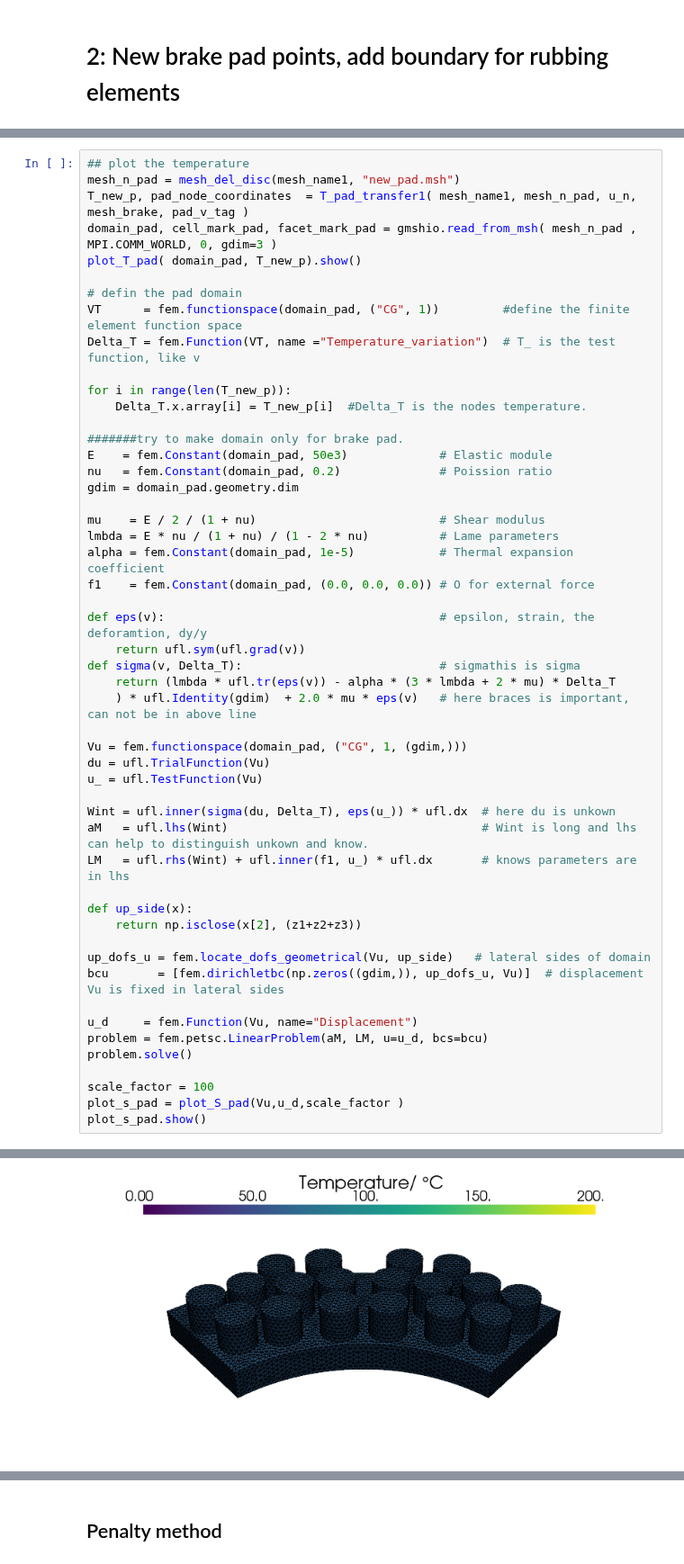
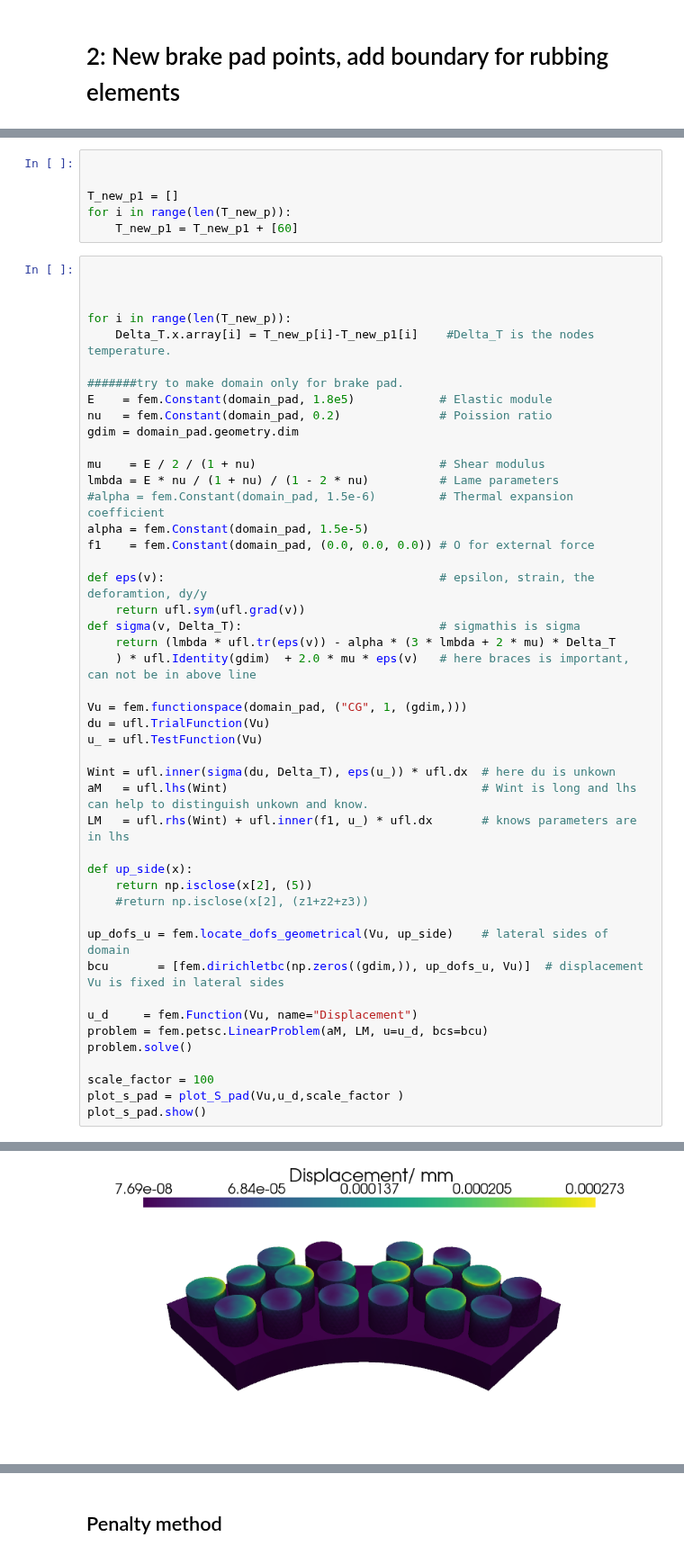
Before and after one commit to yanjun96/thermal_mechanics_fenicsx, a Jupyter notebook: mech_disc/brake_pad_1.ipynb, the cells around one changed output, grey strips where cells are left out. Shown at 90% size. Cells and saved outputs as stored; diff of their text form.

```diff
--- a/mech_disc/brake_pad_1.ipynb
+++ b/mech_disc/brake_pad_1.ipynb
@@ -67,25 +96,25 @@ t and T have been successfully saved as Result_T-s-0-d-224-m-3-5-c-1-e-271817.cs
+# %%
+
+
+T_new_p1 = []
+for i in range(len(T_new_p)):
+    T_new_p1 = T_new_p1 + [60]
 # %%
-## plot the temperature
-mesh_n_pad = mesh_del_disc(mesh_name1, "new_pad.msh")
-T_new_p, pad_node_coordinates  = T_pad_transfer1( mesh_name1, mesh_n_pad, u_n, mesh_brake, pad_v_tag )
-domain_pad, cell_mark_pad, facet_mark_pad = gmshio.read_from_msh( mesh_n_pad , MPI.COMM_WORLD, 0, gdim=3 )
-plot_T_pad( domain_pad, T_new_p).show()
 
-# defin the pad domain
-VT      = fem.functionspace(domain_pad, ("CG", 1))         #define the finite element function space
-Delta_T = fem.Function(VT, name ="Temperature_variation")  # T_ is the test function, like v
+
 
 for i in range(len(T_new_p)):
-    Delta_T.x.array[i] = T_new_p[i]  #Delta_T is the nodes temperature.
+    Delta_T.x.array[i] = T_new_p[i]-T_new_p1[i]    #Delta_T is the nodes temperature.
 
 #######try to make domain only for brake pad.
-E    = fem.Constant(domain_pad, 50e3)             # Elastic module
+E    = fem.Constant(domain_pad, 1.8e5)            # Elastic module
 nu   = fem.Constant(domain_pad, 0.2)              # Poission ratio
 gdim = domain_pad.geometry.dim
 
 mu    = E / 2 / (1 + nu)                          # Shear modulus
 lmbda = E * nu / (1 + nu) / (1 - 2 * nu)          # Lame parameters
-alpha = fem.Constant(domain_pad, 1e-5)            # Thermal expansion coefficient
+#alpha = fem.Constant(domain_pad, 1.5e-6)         # Thermal expansion coefficient
+alpha = fem.Constant(domain_pad, 1.5e-5)
 f1    = fem.Constant(domain_pad, (0.0, 0.0, 0.0)) # O for external force
 
 def eps(v):                                       # epsilon, strain, the deforamtion, dy/y
@@ -103,9 +132,10 @@ aM   = ufl.lhs(Wint)                                    # Wint is long and lhs c
 LM   = ufl.rhs(Wint) + ufl.inner(f1, u_) * ufl.dx       # knows parameters are in lhs
 
 def up_side(x):
-    return np.isclose(x[2], (z1+z2+z3))
+    return np.isclose(x[2], (5))
+    #return np.isclose(x[2], (z1+z2+z3))
 
-up_dofs_u = fem.locate_dofs_geometrical(Vu, up_side)   # lateral sides of domain
+up_dofs_u = fem.locate_dofs_geometrical(Vu, up_side)    # lateral sides of domain
 bcu       = [fem.dirichletbc(np.zeros((gdim,)), up_dofs_u, Vu)]  # displacement Vu is fixed in lateral sides
 
 u_d     = fem.Function(Vu, name="Displacement")
@@ -136 +149 @@ Info    : Done reading 'new_pad.msh'
-[figure, old version]
+[figure, new version]
```
Also changed, not shown: parts of 7 cells of this notebook, 7 other files.
